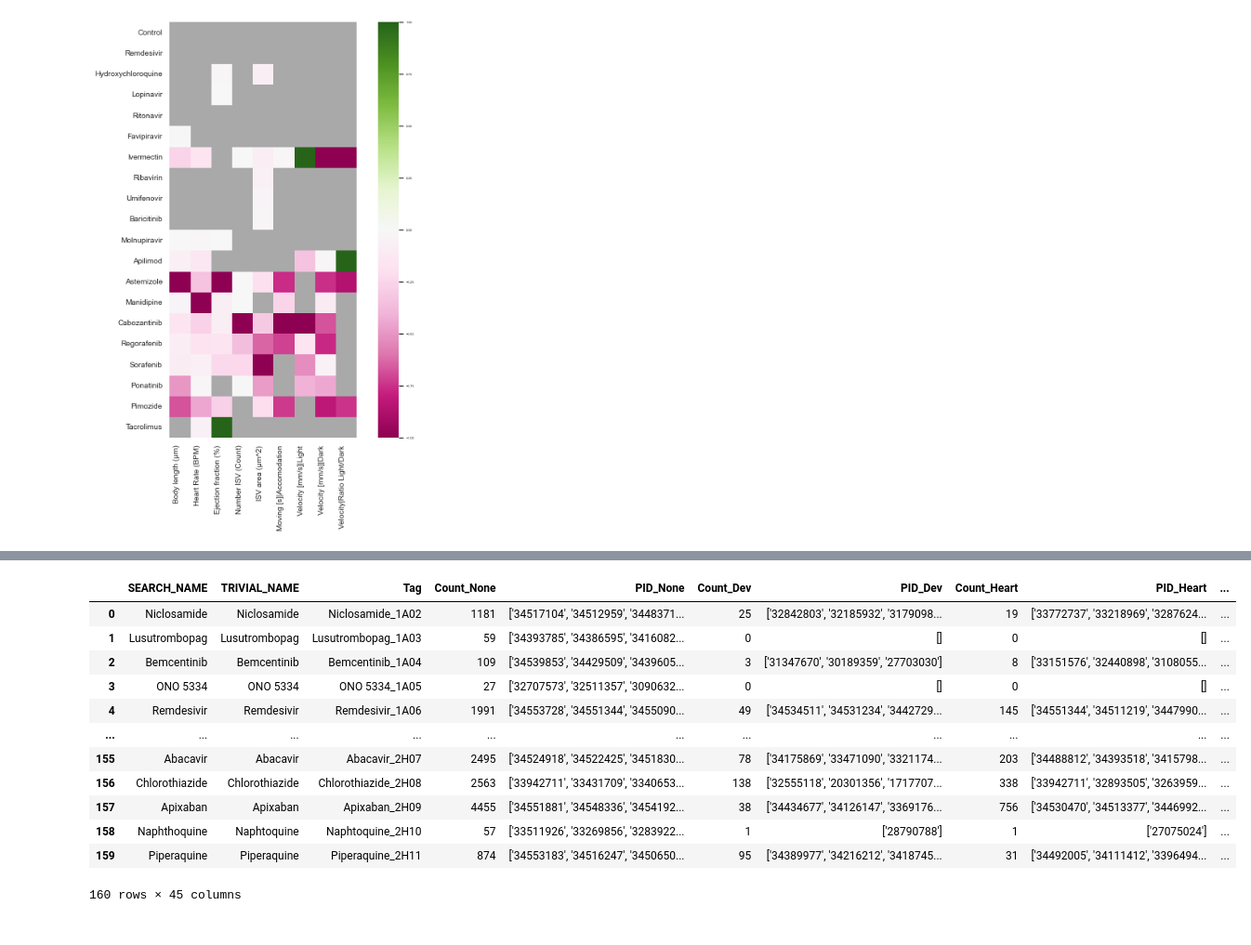
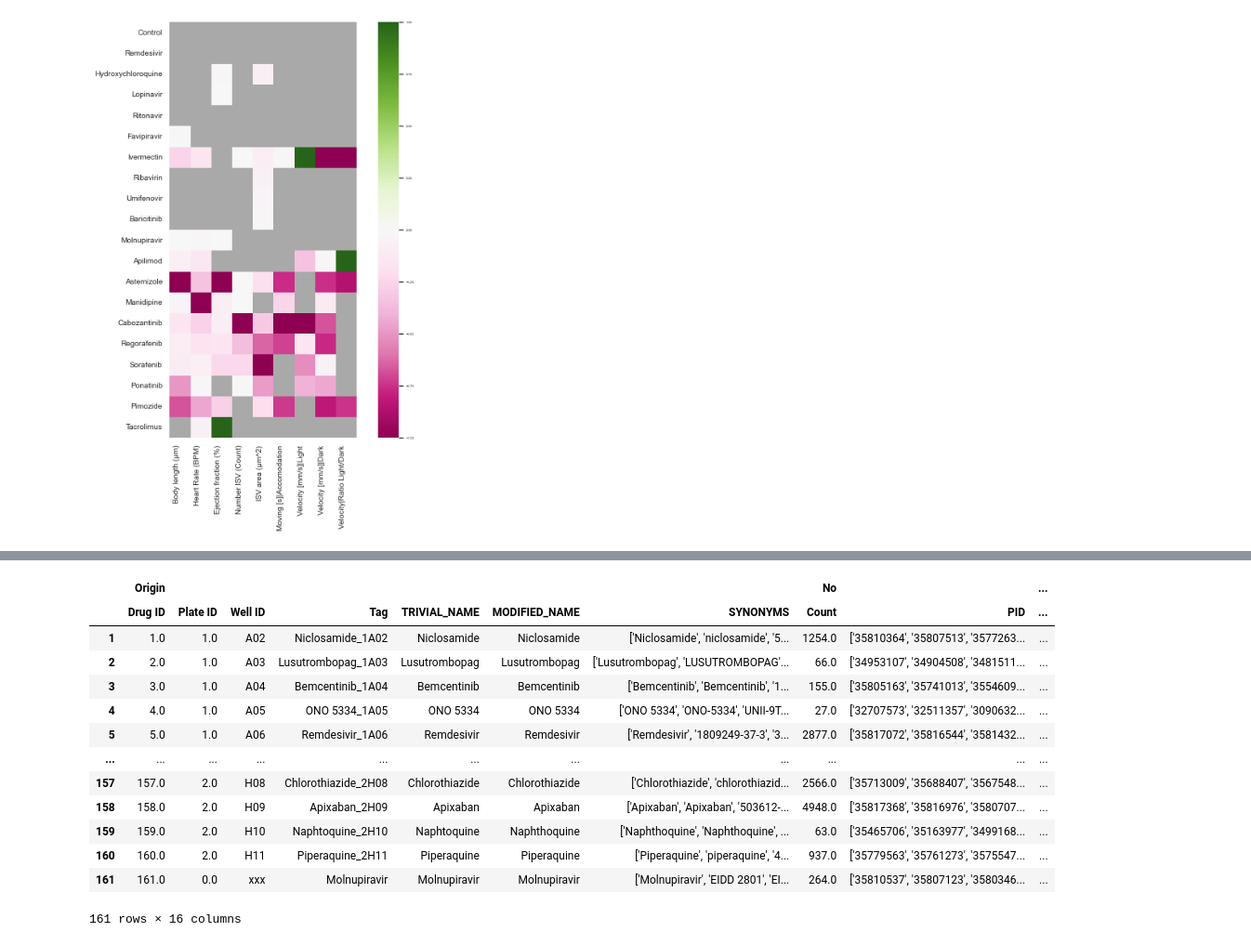
Before and after one commit to marwa6611/CoVasc_DrugScreen, a Jupyter notebook: CoVasc_Data_Analysis.ipynb, the cells around one changed output, grey strips where cells are left out. Shown: that part at 93% size. Drawn from its saved outputs; the diff is of its cells as text; code cells hidden in the pictures.

```diff
--- a/CoVasc_Data_Analysis.ipynb
+++ b/CoVasc_Data_Analysis.ipynb
@@ -560,6 +560,7 @@ plt.show()
 # %% [output]
 [figure]
 # %%
-df_covid_heart_development = pd.read_excel("E:/Data_Drug_Screening_CovidBox/Master_Table/CovidDrugScreen_Results_Literature_intersection.xlsx")
+df_covid_heart_development = pd.read_excel("./tables/2022-07-12_CovidDrugScreen_Results_Literature_intersection.xlsx",header=[0,1],skiprows=0).drop(0).drop(("Unnamed: 0_level_0",
+"Unnamed: 0_level_1"),axis=1)
 # %%
-df_covid_heart_development.columns = [eval(x) if "(" in x else x for x in df_covid_heart_development.columns]
+#df_covid_heart_development.columns = [eval(x) if "(" in x else x for x in df_covid_heart_development.columns]
@@ -566,19 +587,23 @@ df_covid_heart_development.columns = [eval(x) if "(" in x else x for x in df_cov
 # %%
 df_covid_heart_development
+
+df_covid_counts = df_covid_counts.reset_index()
+df_covid_counts_melt = df_covid_counts.melt(id_vars=[df_covid_counts.columns[0]], value_vars=list(df_covid_counts.columns[1:]), var_name=["Context"], value_name='Count', ignore_index=True)
 # %% [output]
-|  | SEARCH_NAME | TRIVIAL_NAME | Tag | Count_None | PID_None | Count_Dev | PID_Dev | Count_Heart | PID_Heart | ... |
-| 0 | Niclosamide | Niclosamide | Niclosamide_1A02 | 1181 | ['34517104', '34512959', '3448371... | 25 | ['32842803', '32185932', '3179098... | 19 | ['33772737', '33218969', '3287624... | ... |
-| 1 | Lusutrombopag | Lusutrombopag | Lusutrombopag_1A03 | 59 | ['34393785', '34386595', '3416082... | 0 | [] | 0 | [] | ... |
-| 2 | Bemcentinib | Bemcentinib | Bemcentinib_1A04 | 109 | ['34539853', '34429509', '3439605... | 3 | ['31347670', '30189359', '27703030'] | 8 | ['33151576', '32440898', '3108055... | ... |
-| 3 | ONO 5334 | ONO 5334 | ONO 5334_1A05 | 27 | ['32707573', '32511357', '3090632... | 0 | [] | 0 | [] | ... |
-| 4 | Remdesivir | Remdesivir | Remdesivir_1A06 | 1991 | ['34553728', '34551344', '3455090... | 49 | ['34534511', '34531234', '3442729... | 145 | ['34551344', '34511219', '3447990... | ... |
+|  | Origin |  |  |  |  |  |  | No |  | ... |
+|  | Drug ID | Plate ID | Well ID | Tag | TRIVIAL_NAME | MODIFIED_NAME | SYNONYMS | Count | PID | ... |
+| 1 | 1.0 | 1.0 | A02 | Niclosamide_1A02 | Niclosamide | Niclosamide | ['Niclosamide', 'niclosamide', '5... | 1254.0 | ['35810364', '35807513', '3577263... | ... |
+| 2 | 2.0 | 1.0 | A03 | Lusutrombopag_1A03 | Lusutrombopag | Lusutrombopag | ['Lusutrombopag', 'LUSUTROMBOPAG'... | 66.0 | ['34953107', '34904508', '3481511... | ... |
+| 3 | 3.0 | 1.0 | A04 | Bemcentinib_1A04 | Bemcentinib | Bemcentinib | ['Bemcentinib', 'Bemcentinib', '1... | 155.0 | ['35805163', '35741013', '3554609... | ... |
+| 4 | 4.0 | 1.0 | A05 | ONO 5334_1A05 | ONO 5334 | ONO 5334 | ['ONO 5334', 'ONO-5334', 'UNII-9T... | 27.0 | ['32707573', '32511357', '3090632... | ... |
+| 5 | 5.0 | 1.0 | A06 | Remdesivir_1A06 | Remdesivir | Remdesivir | ['Remdesivir', '1809249-37-3', '3... | 2877.0 | ['35817072', '35816544', '3581432... | ... |
 | ... | ... | ... | ... | ... | ... | ... | ... | ... | ... | ... |
-| 155 | Abacavir | Abacavir | Abacavir_2H07 | 2495 | ['34524918', '34522425', '3451830... | 78 | ['34175869', '33471090', '3321174... | 203 | ['34488812', '34393518', '3415798... | ... |
-| 156 | Chlorothiazide | Chlorothiazide | Chlorothiazide_2H08 | 2563 | ['33942711', '33431709', '3340653... | 138 | ['32555118', '20301356', '1717707... | 338 | ['33942711', '32893505', '3263959... | ... |
-| 157 | Apixaban | Apixaban | Apixaban_2H09 | 4455 | ['34551881', '34548336', '3454192... | 38 | ['34434677', '34126147', '3369176... | 756 | ['34530470', '34513377', '3446992... | ... |
-| 158 | Naphthoquine | Naphtoquine | Naphtoquine_2H10 | 57 | ['33511926', '33269856', '3283922... | 1 | ['28790788'] | 1 | ['27075024'] | ... |
-| 159 | Piperaquine | Piperaquine | Piperaquine_2H11 | 874 | ['34553183', '34516247', '3450650... | 95 | ['34389977', '34216212', '3418745... | 31 | ['34492005', '34111412', '3396494... | ... |
+| 157 | 157.0 | 2.0 | H08 | Chlorothiazide_2H08 | Chlorothiazide | Chlorothiazide | ['Chlorothiazide', 'chlorothiazid... | 2566.0 | ['35713009', '35688407', '3567548... | ... |
+| 158 | 158.0 | 2.0 | H09 | Apixaban_2H09 | Apixaban | Apixaban | ['Apixaban', 'Apixaban', '503612-... | 4948.0 | ['35817368', '35816976', '3580707... | ... |
+| 159 | 159.0 | 2.0 | H10 | Naphtoquine_2H10 | Naphtoquine | Naphthoquine | ['Naphthoquine', 'Naphthoquine', ... | 63.0 | ['35465706', '35163977', '3499168... | ... |
+| 160 | 160.0 | 2.0 | H11 | Piperaquine_2H11 | Piperaquine | Piperaquine | ['Piperaquine', 'piperaquine', '4... | 937.0 | ['35779563', '35761273', '3575547... | ... |
+| 161 | 161.0 | 0.0 | xxx | Molnupiravir | Molnupiravir | Molnupiravir | ['Molnupiravir', 'EIDD 2801', 'EI... | 264.0 | ['35810537', '35807123', '3580346... | ... |
-160 rows × 45 columns
+161 rows × 16 columns
 # %%
 df_collect.to_csv("E:/Data_Drug_Screening_CovidBox/Master_Table/CovidDrugScreen_Results_MeanActivity_Daniovision.csv")
 # %%
```
Also changed, not shown: parts of 1 cell of this notebook, 1 other file.
